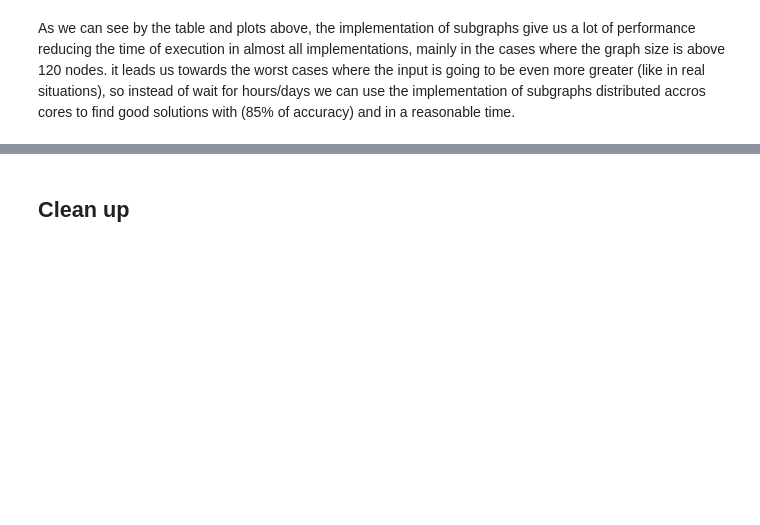
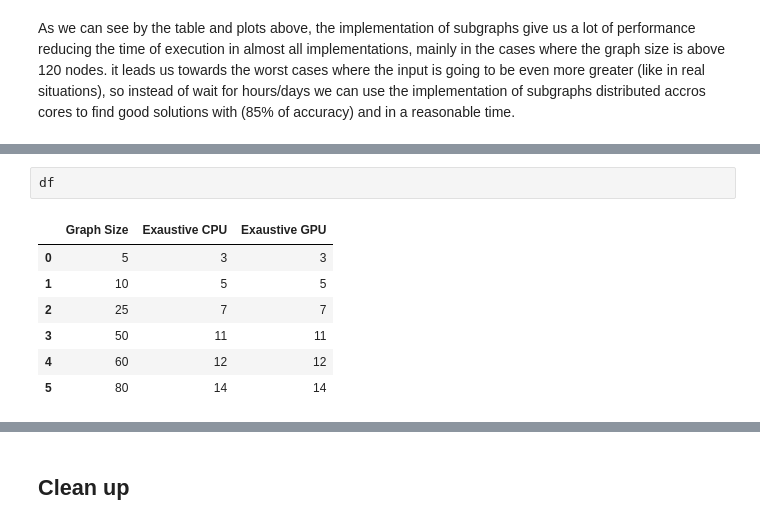
Before and after one commit to matheus-1618/Maximal-Clique-Problem, a Jupyter notebook: src/Report.ipynb, the cells around one changed output, grey strips where cells are left out. Cells and saved outputs as stored; diff of their text form; blank space fills up the shorter version.

```diff
--- a/src/Report.ipynb
+++ b/src/Report.ipynb
@@ -1694,0 +1893,10 @@ As we can see by the table and plots above, the implementation of subgraphs give
+# %%
+df
+# %% [output]
+|  | Graph Size | Exaustive CPU | Exaustive GPU |
+| 0 | 5 | 3 | 3 |
+| 1 | 10 | 5 | 5 |
+| 2 | 25 | 7 | 7 |
+| 3 | 50 | 11 | 11 |
+| 4 | 60 | 12 | 12 |
+| 5 | 80 | 14 | 14 |
```
Also changed, not shown: parts of 17 cells of this notebook.
